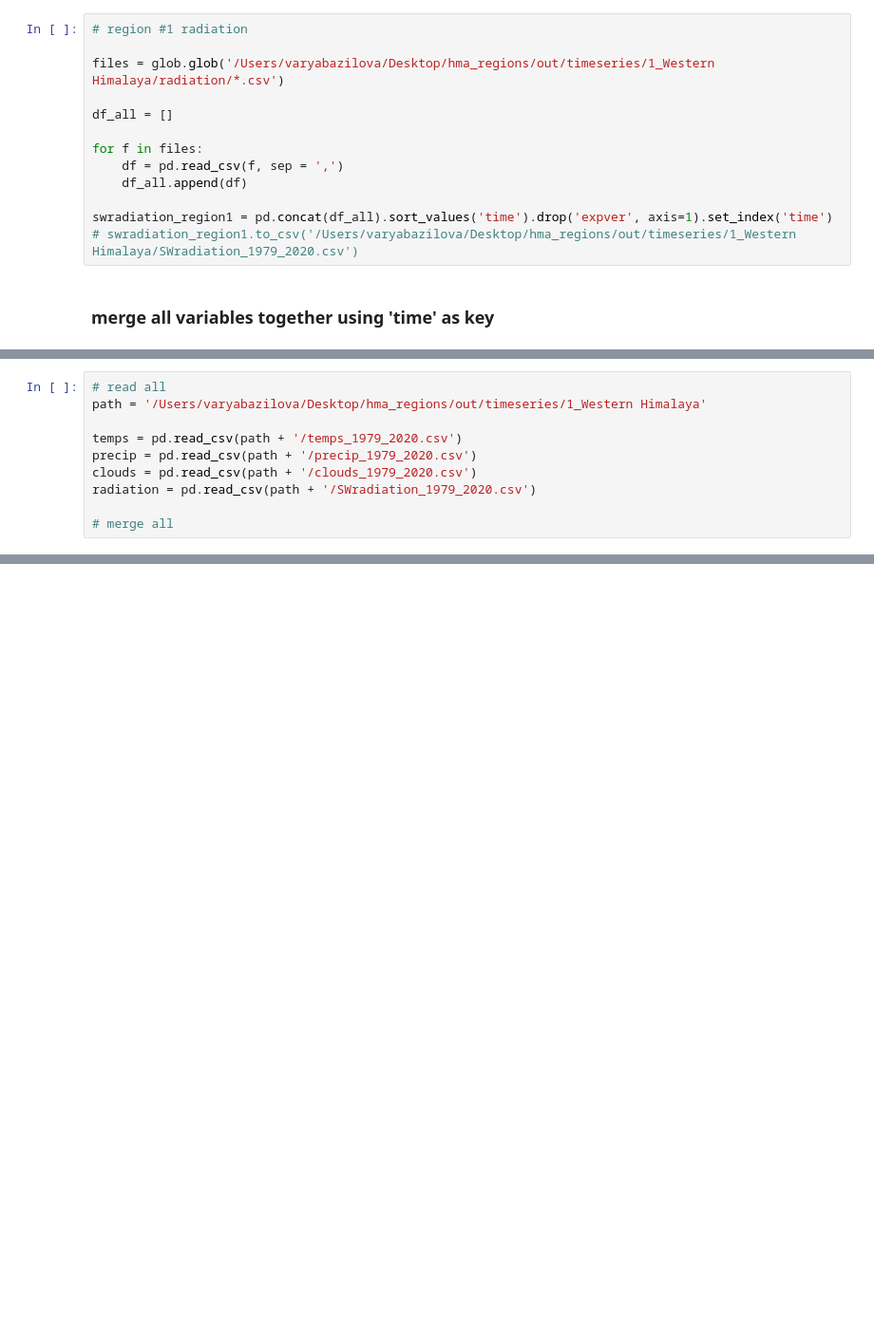
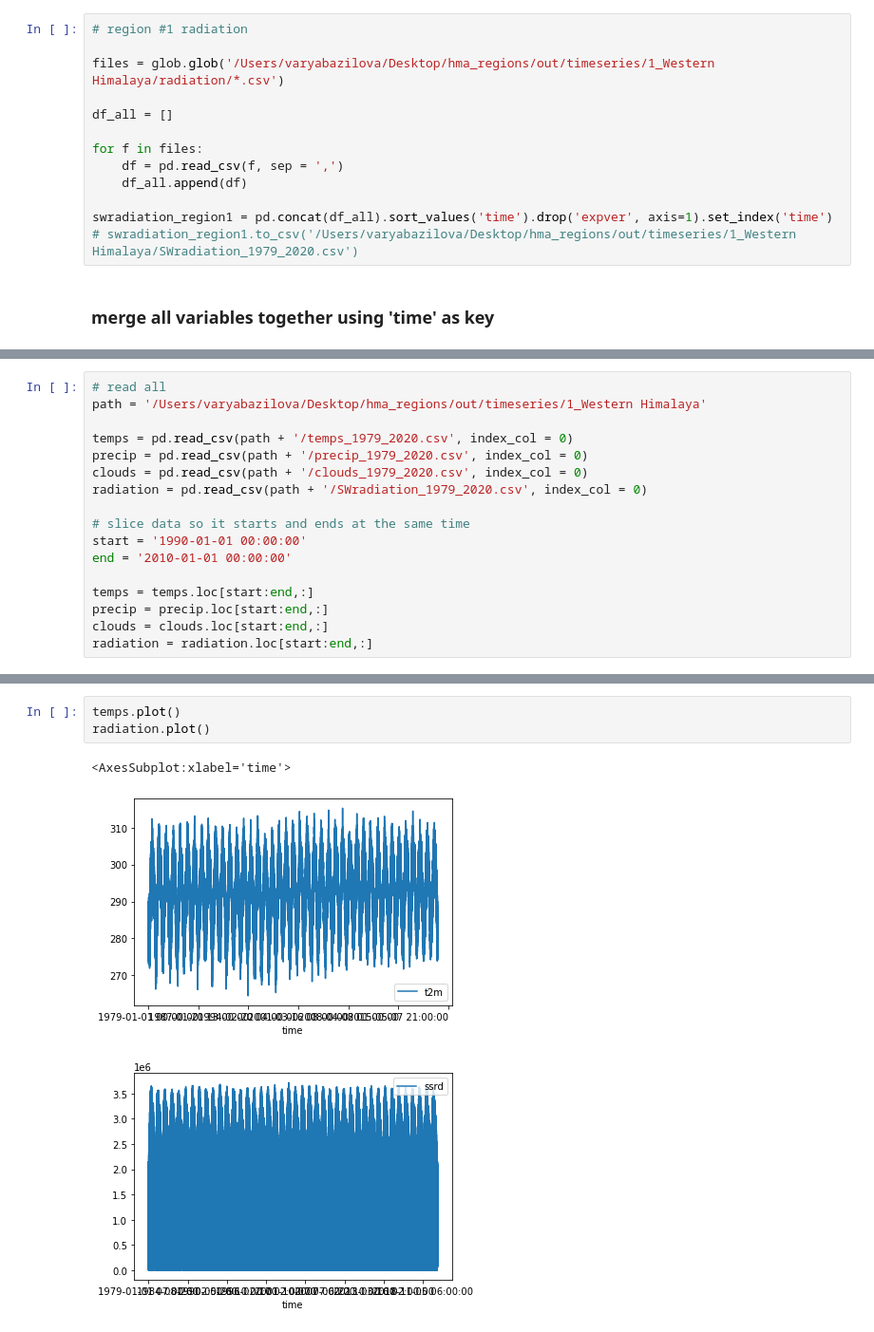
Before and after one commit to varyabazilova/hma_regions, a Jupyter notebook: export_csv_for_locations.ipynb, the cells around one changed output, grey strips where cells are left out. Shown: that part at 95% size. Saved outputs shown, nothing was run; the diff lists cells and outputs as text; blank space fills up the shorter version.

```diff
--- a/export_csv_for_locations.ipynb
+++ b/export_csv_for_locations.ipynb
@@ -273,9 +278,16 @@ swradiation_region1 = pd.concat(df_all).sort_values('time').drop('expver', axis=
 # read all
 path = '/Users/varyabazilova/Desktop/hma_regions/out/timeseries/1_Western Himalaya'
 
-temps = pd.read_csv(path + '/temps_1979_2020.csv')
-precip = pd.read_csv(path + '/precip_1979_2020.csv')
-clouds = pd.read_csv(path + '/clouds_1979_2020.csv')
-radiation = pd.read_csv(path + '/SWradiation_1979_2020.csv')
+temps = pd.read_csv(path + '/temps_1979_2020.csv', index_col = 0)
+precip = pd.read_csv(path + '/precip_1979_2020.csv', index_col = 0)
+clouds = pd.read_csv(path + '/clouds_1979_2020.csv', index_col = 0)
+radiation = pd.read_csv(path + '/SWradiation_1979_2020.csv', index_col = 0)
 
-# merge all
+# slice data so it starts and ends at the same time
+start = '1990-01-01 00:00:00'
+end = '2010-01-01 00:00:00'
+
+temps = temps.loc[start:end,:]
+precip = precip.loc[start:end,:]
+clouds = clouds.loc[start:end,:]
+radiation = radiation.loc[start:end,:]
@@ -281,0 +344,7 @@ radiation = pd.read_csv(path + '/SWradiation_1979_2020.csv')
+# %%
+temps.plot()
+radiation.plot()
+# %% [output]
+<AxesSubplot:xlabel='time'>
+[figure, added]
+[figure, added]
```
Also changed, not shown: parts of 6 cells of this notebook, 1 other file.
